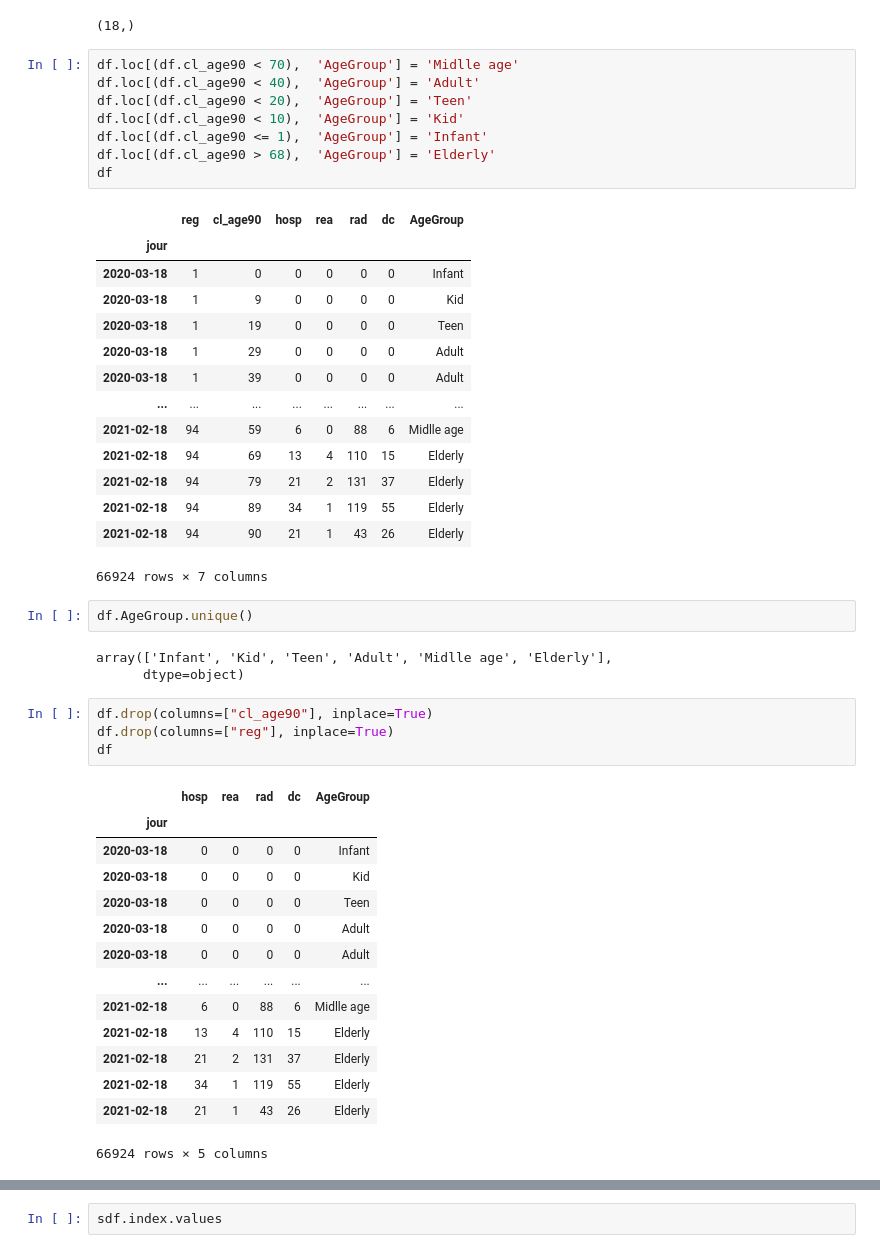
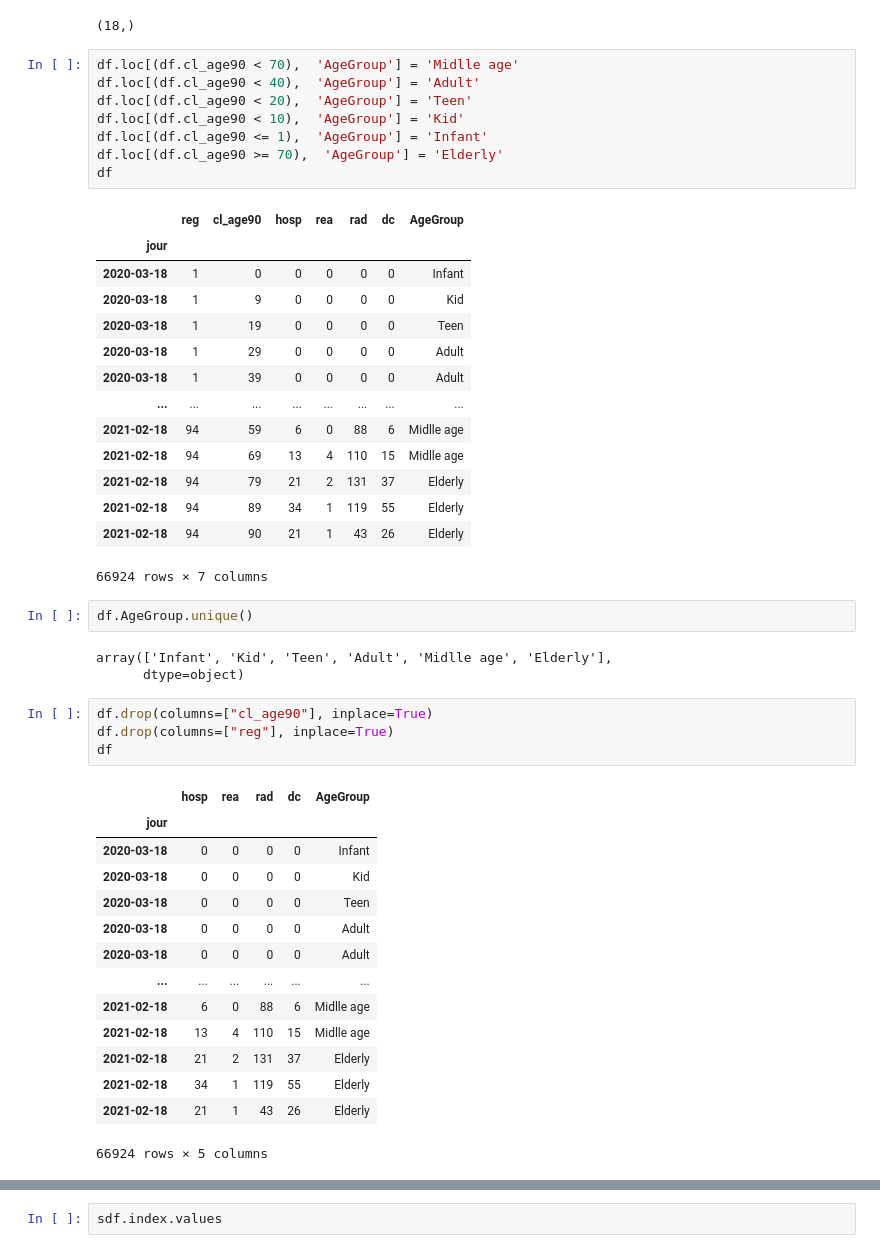
Before and after one commit to Wal1d/covidFranceRep, a Jupyter notebook: covid-par-age.ipynb, the cells around one changed output, grey strips where cells are left out. Drawn from its saved outputs; the diff is of its cells as text.

```diff
--- a/covid-par-age.ipynb
+++ b/covid-par-age.ipynb
@@ -39,22 +39,22 @@ df.reg.unique().shape
 # %%
 df.loc[(df.cl_age90 < 70),  'AgeGroup'] = 'Midlle age'
 df.loc[(df.cl_age90 < 40),  'AgeGroup'] = 'Adult'
 df.loc[(df.cl_age90 < 20),  'AgeGroup'] = 'Teen'
 df.loc[(df.cl_age90 < 10),  'AgeGroup'] = 'Kid'
 df.loc[(df.cl_age90 <= 1),  'AgeGroup'] = 'Infant'
-df.loc[(df.cl_age90 > 68),  'AgeGroup'] = 'Elderly'
+df.loc[(df.cl_age90 >= 70),  'AgeGroup'] = 'Elderly'
 df
 # %% [output]
 |  | reg | cl_age90 | hosp | rea | rad | dc | AgeGroup |
 | jour |  |  |  |  |  |  |  |
 | 2020-03-18 | 1 | 0 | 0 | 0 | 0 | 0 | Infant |
 | 2020-03-18 | 1 | 9 | 0 | 0 | 0 | 0 | Kid |
 | 2020-03-18 | 1 | 19 | 0 | 0 | 0 | 0 | Teen |
 | 2020-03-18 | 1 | 29 | 0 | 0 | 0 | 0 | Adult |
 | 2020-03-18 | 1 | 39 | 0 | 0 | 0 | 0 | Adult |
 | ... | ... | ... | ... | ... | ... | ... | ... |
 | 2021-02-18 | 94 | 59 | 6 | 0 | 88 | 6 | Midlle age |
-| 2021-02-18 | 94 | 69 | 13 | 4 | 110 | 15 | Elderly |
+| 2021-02-18 | 94 | 69 | 13 | 4 | 110 | 15 | Midlle age |
 | 2021-02-18 | 94 | 79 | 21 | 2 | 131 | 37 | Elderly |
 | 2021-02-18 | 94 | 89 | 34 | 1 | 119 | 55 | Elderly |
 | 2021-02-18 | 94 | 90 | 21 | 1 | 43 | 26 | Elderly |
@@ -78,7 +78,7 @@ df
 | 2020-03-18 | 0 | 0 | 0 | 0 | Adult |
 | ... | ... | ... | ... | ... | ... |
 | 2021-02-18 | 6 | 0 | 88 | 6 | Midlle age |
-| 2021-02-18 | 13 | 4 | 110 | 15 | Elderly |
+| 2021-02-18 | 13 | 4 | 110 | 15 | Midlle age |
 | 2021-02-18 | 21 | 2 | 131 | 37 | Elderly |
 | 2021-02-18 | 34 | 1 | 119 | 55 | Elderly |
 | 2021-02-18 | 21 | 1 | 43 | 26 | Elderly |
```
Also changed, not shown: parts of 15 cells of this notebook, 16 other files.
